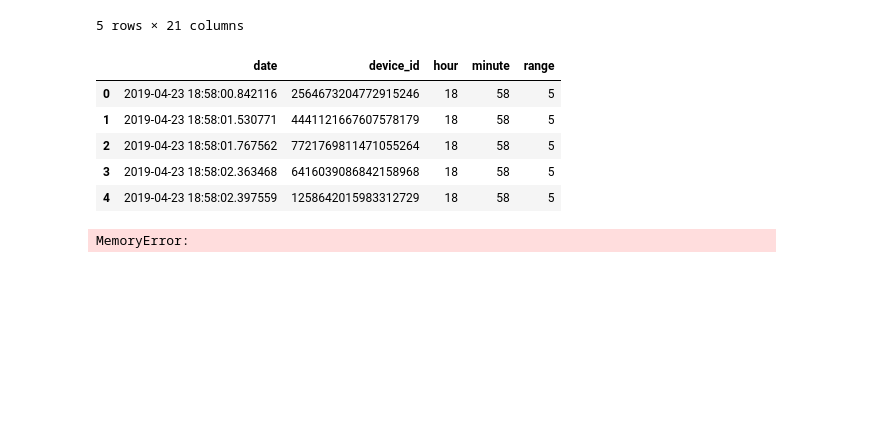
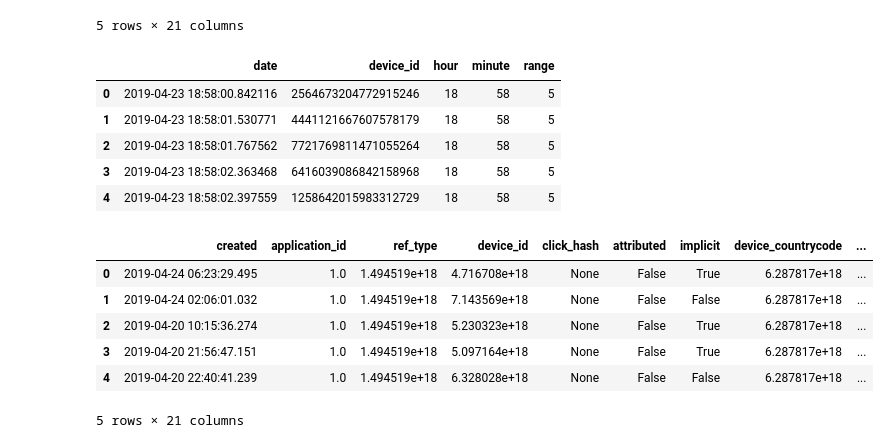
Before and after one commit to MartinRosasSommer/Datos2019, a Jupyter notebook: AddRange.ipynb, the cells around one changed output. Saved outputs shown, nothing was run; the diff lists cells and outputs as text; code cells hidden in the pictures; blank space fills up the shorter version.

Commit message:
chg add range

```diff
--- a/AddRange.ipynb
+++ b/AddRange.ipynb
@@ -134,6 +134,20 @@ limit_date_test_end = datetime(2019, 4, 23, 23, 59, 59, 999)
 auctions_range["date"] = pd.to_datetime(auctions_range["date"])
 auctions_train = auctions_range[auctions_range["date"] < limit_date_train]
 auctions_test = auctions_range[(auctions_range["date"] > limit_date_test_begin) & (auctions_range["date"] < limit_date_test_end)]
+# %%
+installs_range["created"] = pd.to_datetime(installs_range["created"])
+installs_train = installs_range[installs_range["created"] < limit_date_train]
+installs_test = installs_range[(installs_range["created"] > limit_date_test_begin) & (installs_range["created"] < limit_date_test_end)]
+# %%
+installs_range.head()
+# %% [output]
+|  | created | application_id | ref_type | device_id | click_hash | attributed | implicit | device_countrycode | ... |
+| 0 | 2019-04-24 06:23:29.495 | 1.0 | 1.494519e+18 | 4.716708e+18 | None | False | True | 6.287817e+18 | ... |
+| 1 | 2019-04-24 02:06:01.032 | 1.0 | 1.494519e+18 | 7.143569e+18 | None | False | False | 6.287817e+18 | ... |
+| 2 | 2019-04-20 10:15:36.274 | 1.0 | 1.494519e+18 | 5.230323e+18 | None | False | True | 6.287817e+18 | ... |
+| 3 | 2019-04-20 21:56:47.151 | 1.0 | 1.494519e+18 | 5.097164e+18 | None | False | True | 6.287817e+18 | ... |
+| 4 | 2019-04-20 22:40:41.239 | 1.0 | 1.494519e+18 | 6.328028e+18 | None | False | False | 6.287817e+18 | ... |
+5 rows × 21 columns
 # %%
 #auctions_train.merge(installs_range, how="inner", on=["device_id","hour", "range"])
 # 539 conversiones
@@ -141,7 +155,5 @@ auctions_test = auctions_range[(auctions_range["date"] > limit_date_test_begin)
 merged_train = auctions_train.merge(installs_range, how="left", on=["device_id","hour", "range"])
 # %%
 merged_test = auctions_test.merge(installs_range, how="left", on=["device_id","hour", "range"])
-# %% [output]
-MemoryError:
 # %%
 auctions_train.head()
```
Also changed, not shown: parts of 7 cells of this notebook.
